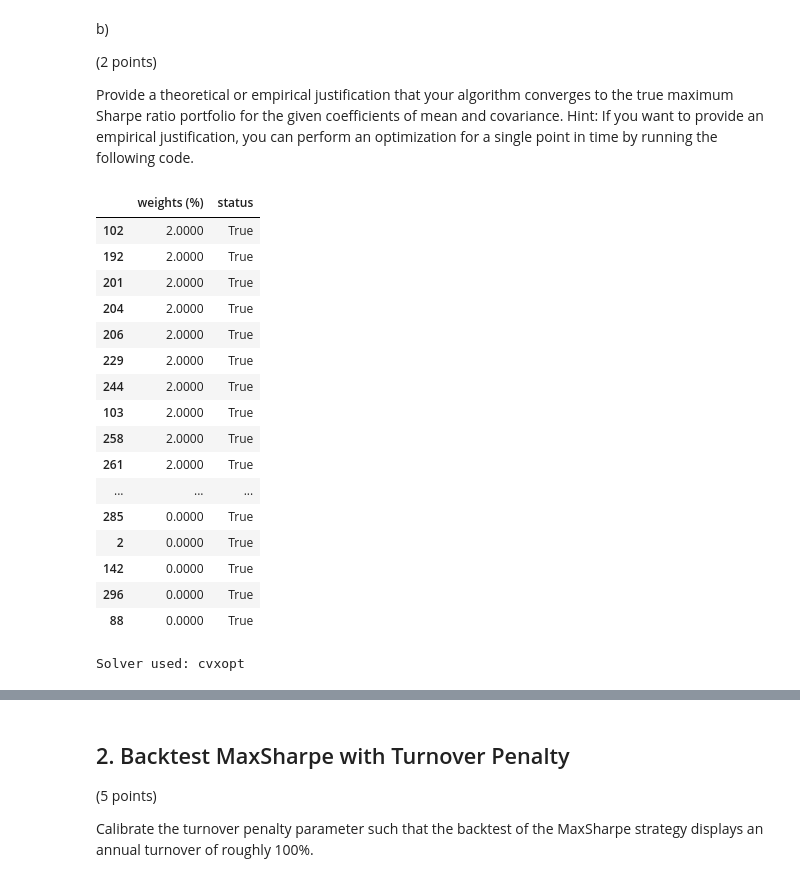
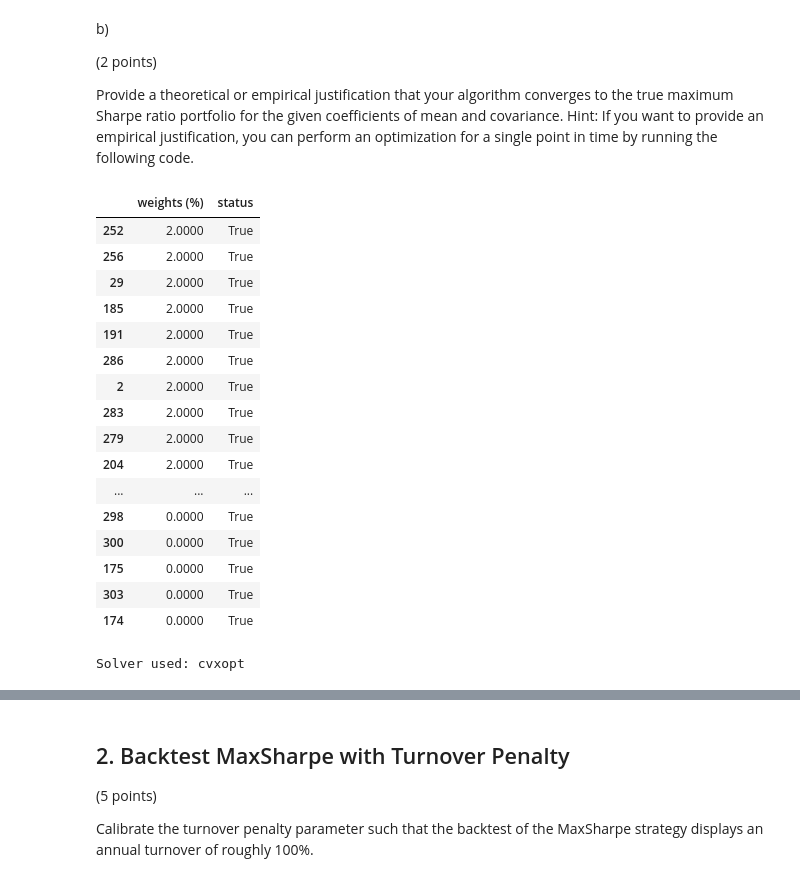
Before and after one commit to AdriSchm92/qpmwp-course, a Jupyter notebook: assignments/assignment_4_vAS_with_comments.ipynb, the cells around one changed output, grey strips where cells are left out. Drawn from its saved outputs; the diff is of its cells as text; code cells hidden in the pictures.

```diff
--- a/assignments/assignment_4_vAS_with_comments.ipynb
+++ b/assignments/assignment_4_vAS_with_comments.ipynb
@@ -278,46 +278,47 @@ Hint: If you want to provide an empirical justification, you can perform an opti
 # %%
 bs.optimization = MaxSharpe(
     # Are the "selection_item_builders" and "optimization_item_builders" still used here?
     # Yes, partially — but only for that one date, and only if you call "bs.prepare_rebalancing()" correctly.
     covariance = Covariance(method='pearson'), # <change this to your preferred method>
-    expected_return = ExpectedReturn(method='ewm'), # <change this to your preferred method>
+    expected_return = ExpectedReturn(method='geometric'), # <change this to your preferred method>
+    # If the method "ewm" is chosen no attribute has to be set because in the function "MaxSharpe" we already define the return.series from the "optimization_data".
     solver_name = 'cvxopt', # <change this to your preferred solver>
     risk_free_rate = 0.0, # <change this to your preferred risk-free rate>
     max_iter = 10, # <change this to your preferred number of iterations>
     initial_lambda = 1.0, # <change this to your preferred initial lambda>
     lambda_growth = 1.5, # <change this to your preferred lambda growth factor>
     # <add any other parameters you need>
 )
 bs.prepare_rebalancing('2024-03-07') # Prepare everything needed for rebalancing the portfolio on the specific date '2024-03-07' (optimization is just done for this specific date).
 bs.optimization.set_objective(bs.optimization_data)
 bs.optimization.solve()
 Port_weights = pd.DataFrame(bs.optimization.results)
 
 # Visualization of the portfolio weights in a table:
 pd.set_option('display.max_rows', None) # Show all rows
 pd.set_option('display.width', 1000) # Prevent line-wrapping
 Port_weights['weights (%)'] = (Port_weights['weights'] * 100).round(4) # Convert weights to % and round to 4 decimal places.
 Port_weights_sorted = Port_weights.sort_values(by='weights (%)', ascending=False) # Sort by weight descending
 display(Port_weights_sorted[['weights (%)', 'status']])
 print("Solver used:", bs.optimization.params.get('solver_name', 'unknown'))
 # %% [output]
 |  | weights (%) | status |
-| 102 | 2.0000 | True |
-| 192 | 2.0000 | True |
-| 201 | 2.0000 | True |
+| 252 | 2.0000 | True |
+| 256 | 2.0000 | True |
+| 29 | 2.0000 | True |
+| 185 | 2.0000 | True |
+| 191 | 2.0000 | True |
+| 286 | 2.0000 | True |
+| 2 | 2.0000 | True |
+| 283 | 2.0000 | True |
+| 279 | 2.0000 | True |
 | 204 | 2.0000 | True |
-| 206 | 2.0000 | True |
-| 229 | 2.0000 | True |
-| 244 | 2.0000 | True |
-| 103 | 2.0000 | True |
-| 258 | 2.0000 | True |
-| 261 | 2.0000 | True |
 | ... | ... | ... |
-| 285 | 0.0000 | True |
-| 2 | 0.0000 | True |
-| 142 | 0.0000 | True |
-| 296 | 0.0000 | True |
-| 88 | 0.0000 | True |
+| 298 | 0.0000 | True |
+| 300 | 0.0000 | True |
+| 175 | 0.0000 | True |
+| 303 | 0.0000 | True |
+| 174 | 0.0000 | True |
 Solver used: cvxopt
 # %%
 # Visualization of the portfolio weights in a plot:
```
Also changed, not shown: parts of 1 cell of this notebook, 4 other files.
